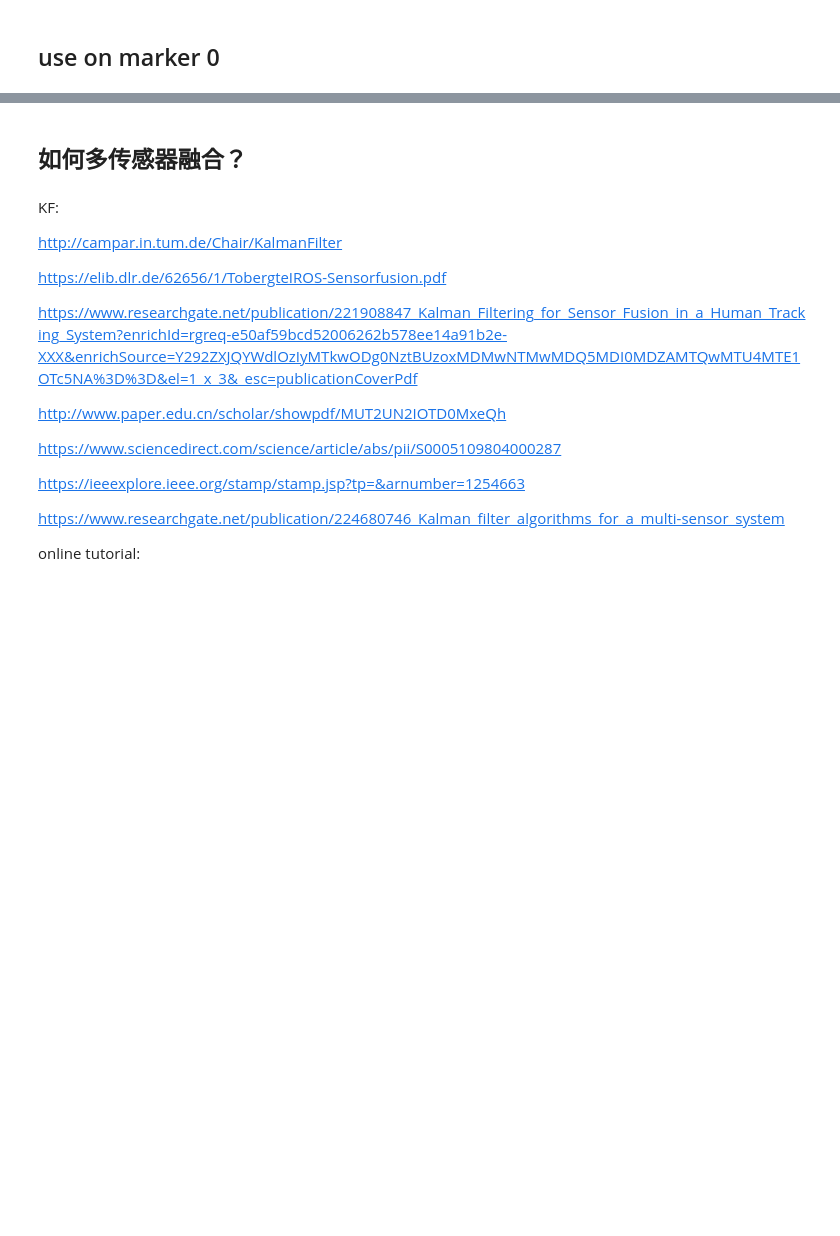
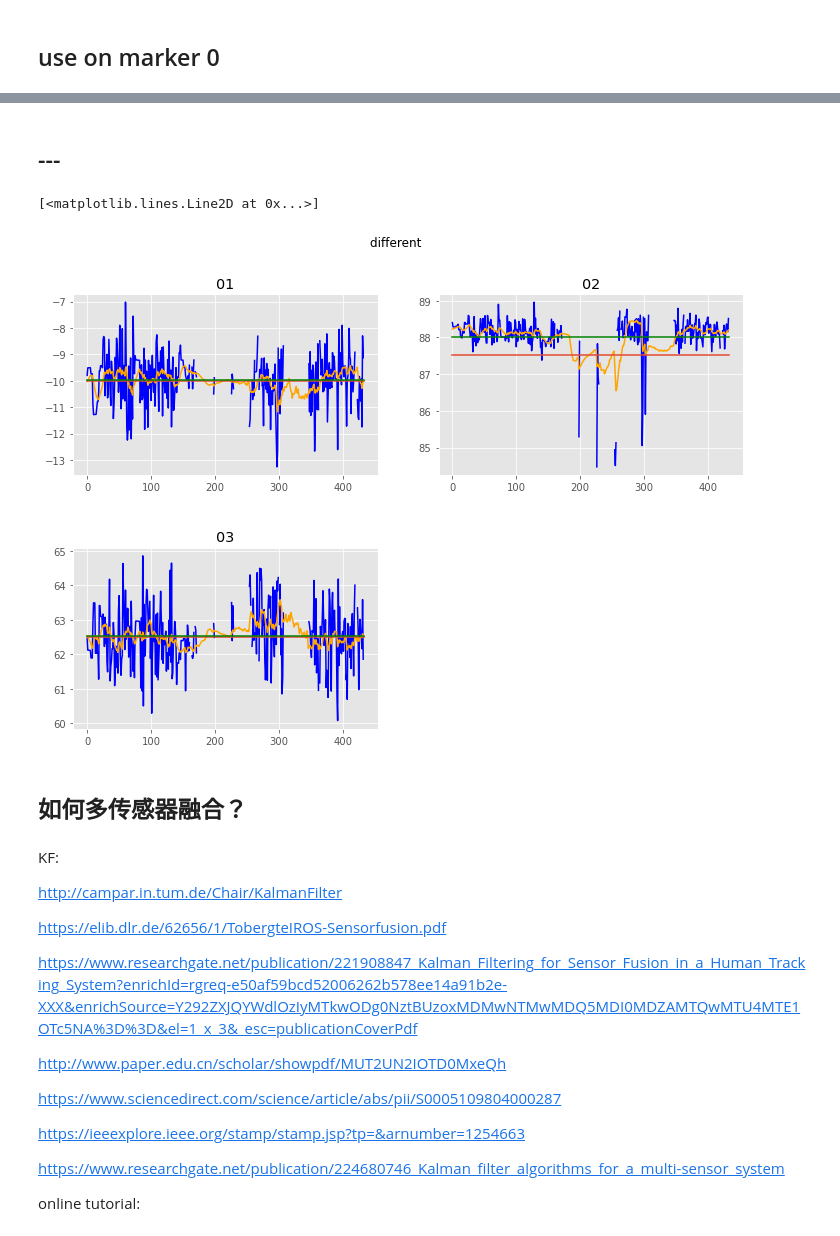
Before and after one commit to nilshao/data_process, a Jupyter notebook: 01static_camera_calibration/01static_camera_calibration.ipynb, the cells around one changed output, grey strips where cells are left out. Drawn from its saved outputs; the diff is of its cells as text; code cells hidden in the pictures; blank space fills up the shorter version.

```diff
--- a/01static_camera_calibration/01static_camera_calibration.ipynb
+++ b/01static_camera_calibration/01static_camera_calibration.ipynb
@@ -875,3 +898,52 @@ ax223.plot(x_coordinates, y_coordinates)
+# %% [markdown]
+## ---
+# %%
+x = 100*(df0['x']+df10['x']+df23['x'])/3
+y = 100*(df0['y']+df10['y']+df23['y'])/3
+z = 100*(df0['z']+df10['z']+df23['z'])/3
+xf = 100*(filtered_pos_array0[:,0]+filtered_pos_array10[:,0]+filtered_pos_array23[:,0])/3
+yf = 100*(filtered_pos_array0[:,1]+filtered_pos_array10[:,1]+filtered_pos_array23[:,1])/3
+zf = 100*(filtered_pos_array0[:,2]+filtered_pos_array10[:,2]+filtered_pos_array23[:,2])/3
+
+fig = plt.figure()
+fig.suptitle('different ')
+fig.subplots_adjust(hspace=0.4)
+
+ax221 = fig.add_subplot(221)
+ax221.set_title('01')
+ax221.plot(x, color='blue')
+ax221.plot(xf, color='orange')
+x_coordinates = [0,len(data_from0['x'])]
+y_coordinates = [100*xt, 100*xt]
+ax221.plot(x_coordinates, y_coordinates)
+mx = 100*(df0[['x']].mean(axis=0)+df10[['x']].mean(axis=0)+df23[['x']].mean(axis=0))/3
+y_average = [mx,mx]
+ax221.plot(x_coordinates, y_average,color='green')
+
+ax222 = fig.add_subplot(222)
+ax222.set_title('02')
+ax222.plot(y, color='blue')
+ax222.plot(yf, color='orange')
+x_coordinates = [0,len(data_from0['x'])]
+y_coordinates = [100*yt, 100*yt]
+ax222.plot(x_coordinates, y_coordinates)
+my = 100*(df0[['y']].mean(axis=0)+df10[['y']].mean(axis=0)+df23[['y']].mean(axis=0))/3
+y_average = [my,my]
+ax222.plot(x_coordinates, y_average,color='green')
+
+ax223 = fig.add_subplot(223)
+ax223.set_title('03')
+ax223.plot(z, color='blue')
+ax223.plot(zf, color='orange')
+x_coordinates = [0,len(data_from0['x'])]
+y_coordinates = [100*zt, 100*zt]
+ax223.plot(x_coordinates, y_coordinates)
+mz = 100*(df0[['z']].mean(axis=0)+df10[['z']].mean(axis=0)+df23[['z']].mean(axis=0))/3
+y_average = [mz,mz]
+ax223.plot(x_coordinates, y_average,color='green')
+# %% [output]
+[<matplotlib.lines.Line2D at 0x...>]
+[figure, added]
 # %% [markdown]
 ## 如何多传感器融合？
 # %% [markdown]
```
Also changed, not shown: parts of 9 cells of this notebook.
